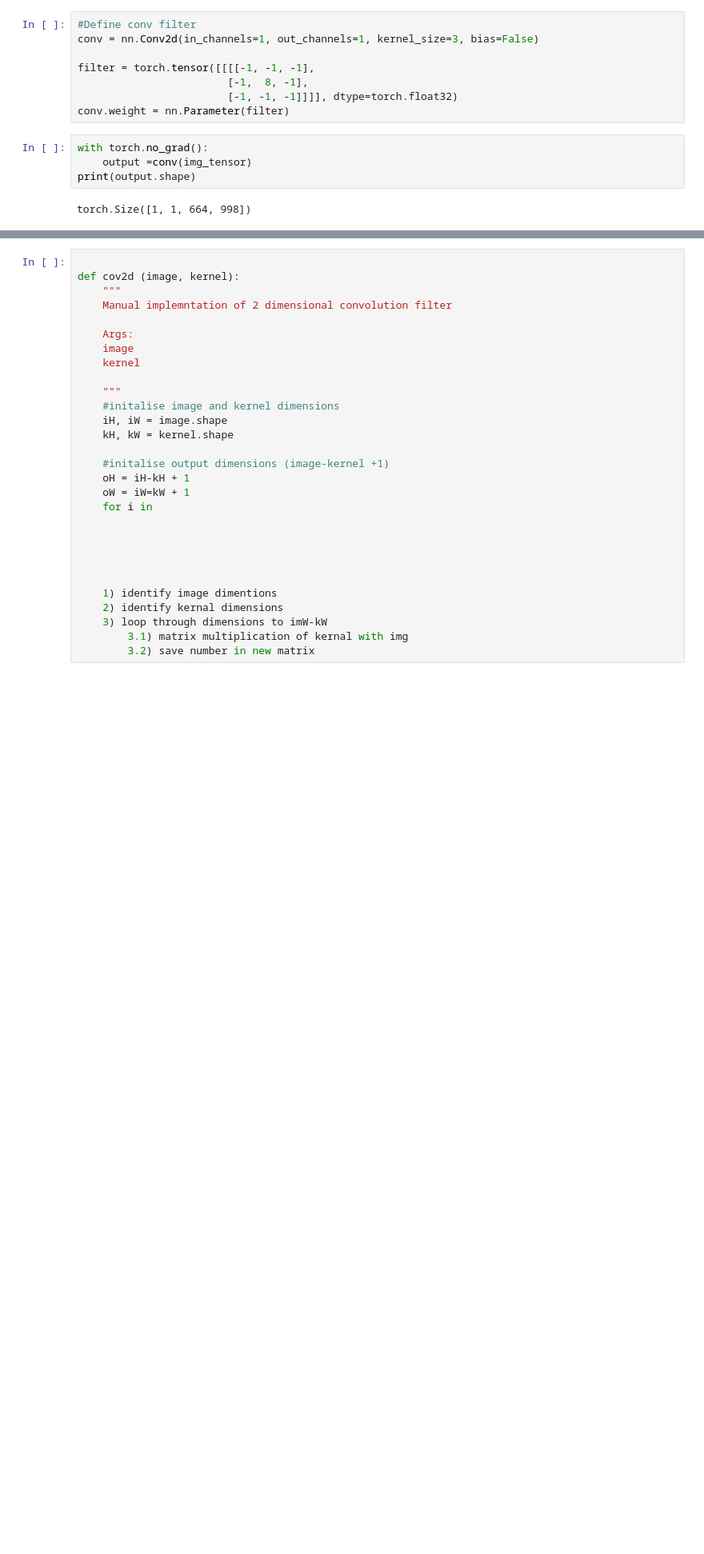
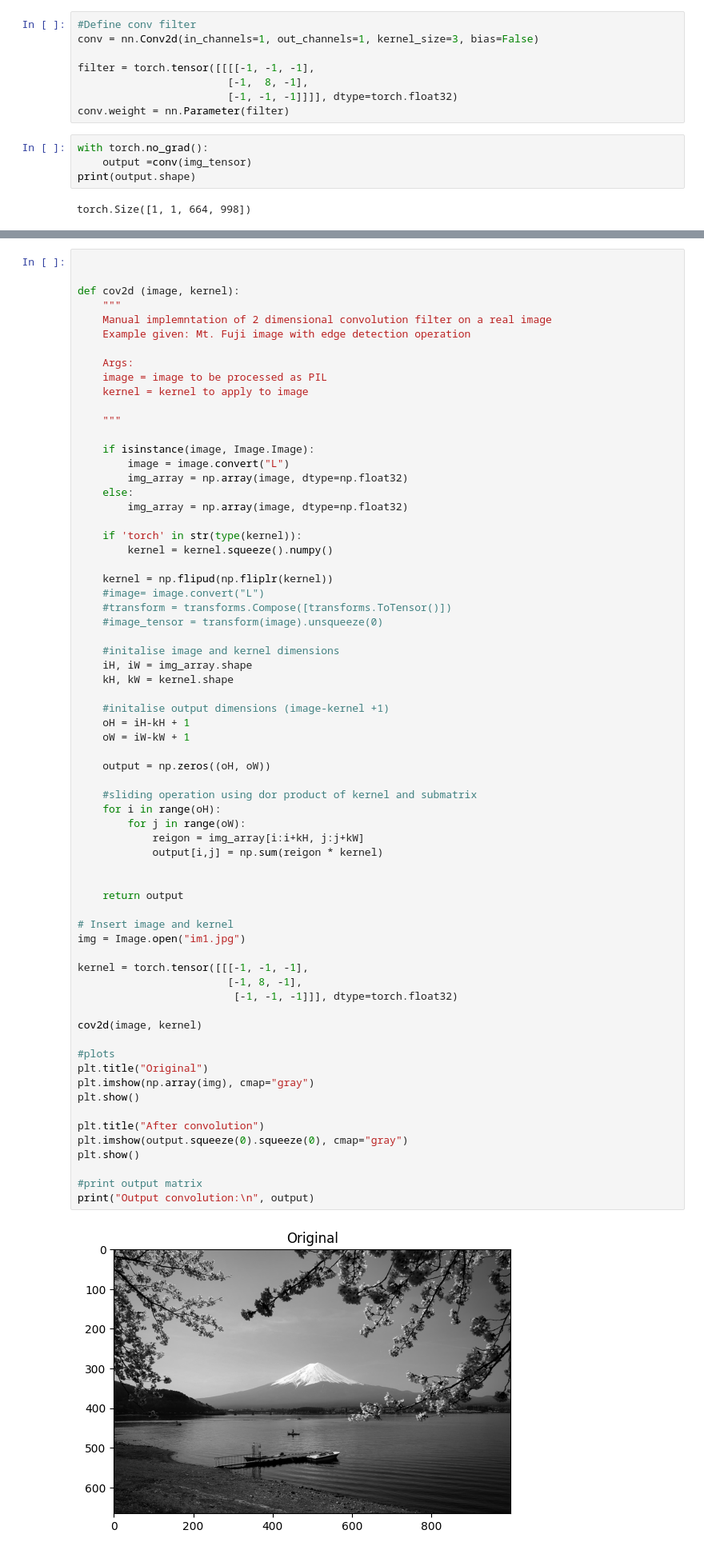
Before and after one commit to Aaron-Walker-9/Prod_Workflow, a Jupyter notebook: 2d_conv_filter.ipynb, the cells around one changed output, grey strips where cells are left out. Shown: that part at 80% size. Drawn from its saved outputs; the diff is of its cells as text; blank space fills up the shorter version.

```diff
--- a/2d_conv_filter.ipynb
+++ b/2d_conv_filter.ipynb
@@ -51,29 +46,69 @@ plt.imshow(output.squeeze(0).squeeze(0), cmap="grey")
 # %%
+
 
 def cov2d (image, kernel):
     """
-    Manual implemntation of 2 dimensional convolution filter
+    Manual implemntation of 2 dimensional convolution filter on a real image
+    Example given: Mt. Fuji image with edge detection operation
 
     Args:
-    image
-    kernel
+    image = image to be processed as PIL
+    kernel = kernel to apply to image
 
     """
+
+    if isinstance(image, Image.Image):
+        image = image.convert("L")
+        img_array = np.array(image, dtype=np.float32)
+    else:
+        img_array = np.array(image, dtype=np.float32)
+
+    if 'torch' in str(type(kernel)):
+        kernel = kernel.squeeze().numpy()
+
+    kernel = np.flipud(np.fliplr(kernel))
+    #image= image.convert("L")
+    #transform = transforms.Compose([transforms.ToTensor()])
+    #image_tensor = transform(image).unsqueeze(0)
+
     #initalise image and kernel dimensions
-    iH, iW = image.shape
+    iH, iW = img_array.shape
     kH, kW = kernel.shape
 
     #initalise output dimensions (image-kernel +1)
     oH = iH-kH + 1
-    oW = iW=kW + 1
-    for i in
+    oW = iW-kW + 1
+
+    output = np.zeros((oH, oW))
+
+    #sliding operation using dor product of kernel and submatrix
+    for i in range(oH):
+        for j in range(oW):
+            reigon = img_array[i:i+kH, j:j+kW]
+            output[i,j] = np.sum(reigon * kernel)
 
 
+    return output
 
+# Insert image and kernel
+img = Image.open("im1.jpg")
 
+kernel = torch.tensor([[[-1, -1, -1],
+                        [-1, 8, -1],
+                         [-1, -1, -1]]], dtype=torch.float32)
 
-    1) identify image dimentions
-    2) identify kernal dimensions
-    3) loop through dimensions to imW-kW
-        3.1) matrix multiplication of kernal with img
-        3.2) save number in new matrix
+cov2d(image, kernel)
+
+#plots
+plt.title("Original")
+plt.imshow(np.array(img), cmap="gray")
+plt.show()
+
+plt.title("After convolution")
+plt.imshow(output.squeeze(0).squeeze(0), cmap="gray")
+plt.show()
+
+#print output matrix
+print("Output convolution:\n", output)
+# %% [output]
+[figure, added]
```
Also changed, not shown: parts of 5 cells of this notebook.
